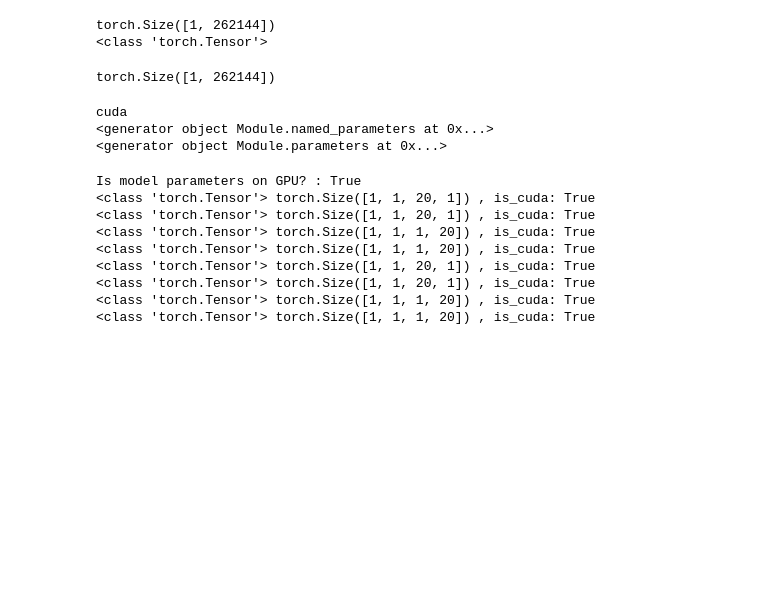
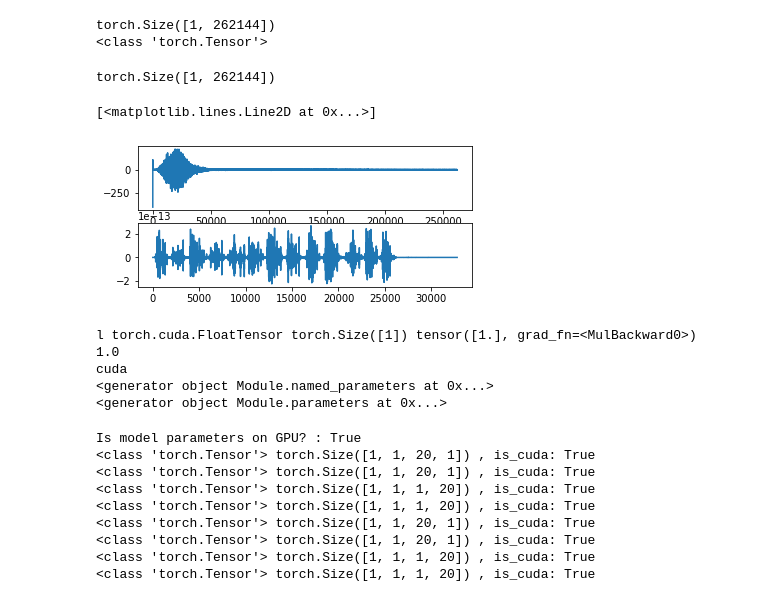
Before and after one commit to ymourilab/mouri, a Jupyter notebook: almost_ok.ipynb, the cells around one changed output. Saved outputs shown, nothing was run; the diff lists cells and outputs as text; code cells hidden in the pictures; blank space fills up the shorter version.

```diff
--- a/almost_ok.ipynb
+++ b/almost_ok.ipynb
@@ -213,18 +220,29 @@ print(type(input_data))
 # %% [output]
 torch.Size([1, 262144])
 <class 'torch.Tensor'>
-# %%
-input_data = torch.tensor(input_data, dtype=torch.float).to(device=device)
-print(input_data.size())
-#true
-# %% [output]
-torch.Size([1, 262144])
+# %%
+input_data = torch.tensor(input_data, dtype=torch.float).to(device=device)
+print(input_data.size())
+x = tdct.dct(input_data)
+plt.subplot(3,1,1)
+plt.plot(torch.arange(0,len(x[0])).cpu(),x[0].cpu().detach().numpy())
+wt = DWTForward(J=3,wave='db10',mode='zero')
+w = wt(input_data.reshape(input_data.size()[0],1,1,-1))
+plt.subplot(3,1,2)
+plt.plot(torch.arange(0,w[0].size()[3]).cpu(),w[0][0][0][0].cpu().detach().numpy())
+#true
+# %% [output]
+torch.Size([1, 262144])
+[<matplotlib.lines.Line2D at 0x...>]
+[figure, added]
 # %%
-model = uISTA(30).to(device=device)
+model = uISTA(40).to(device=device)
 model.cuda()
 print(model.named_parameters())
 print(model.parameters())
 # %% [output]
+l torch.cuda.FloatTensor torch.Size([1]) tensor([1.], grad_fn=<MulBackward0>)
+1.0
 cuda
 <generator object Module.named_parameters at 0x...>
 <generator object Module.parameters at 0x...>
```
Also changed, not shown: parts of 16 cells of this notebook.
